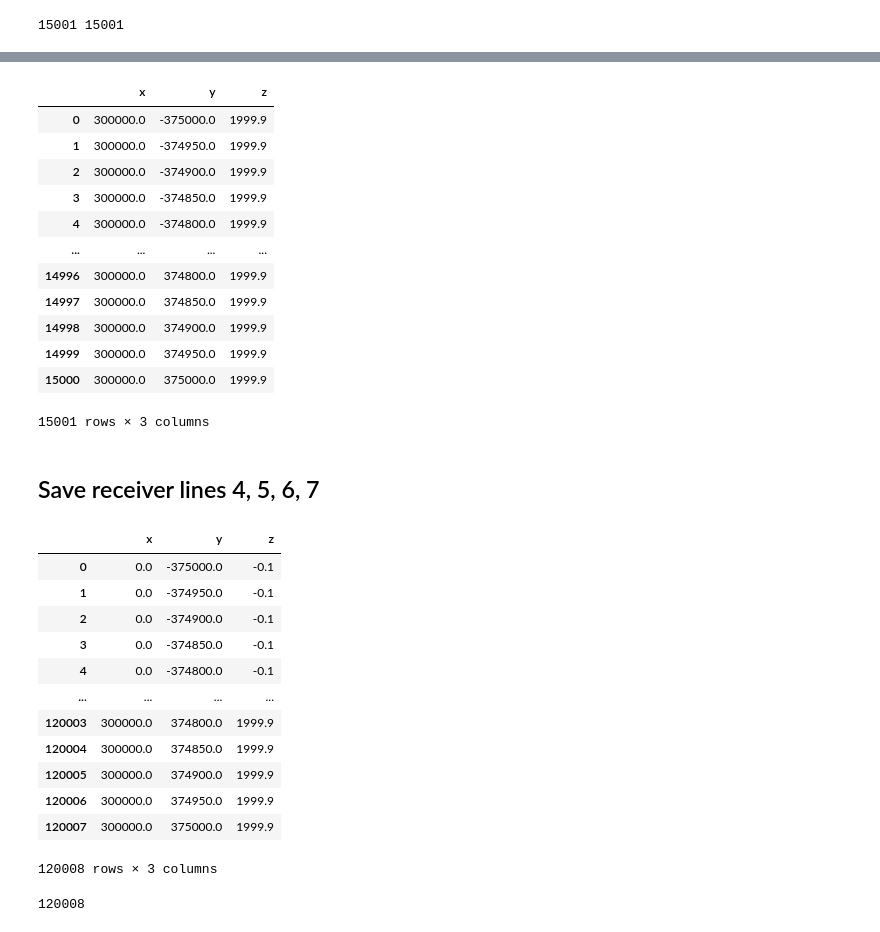
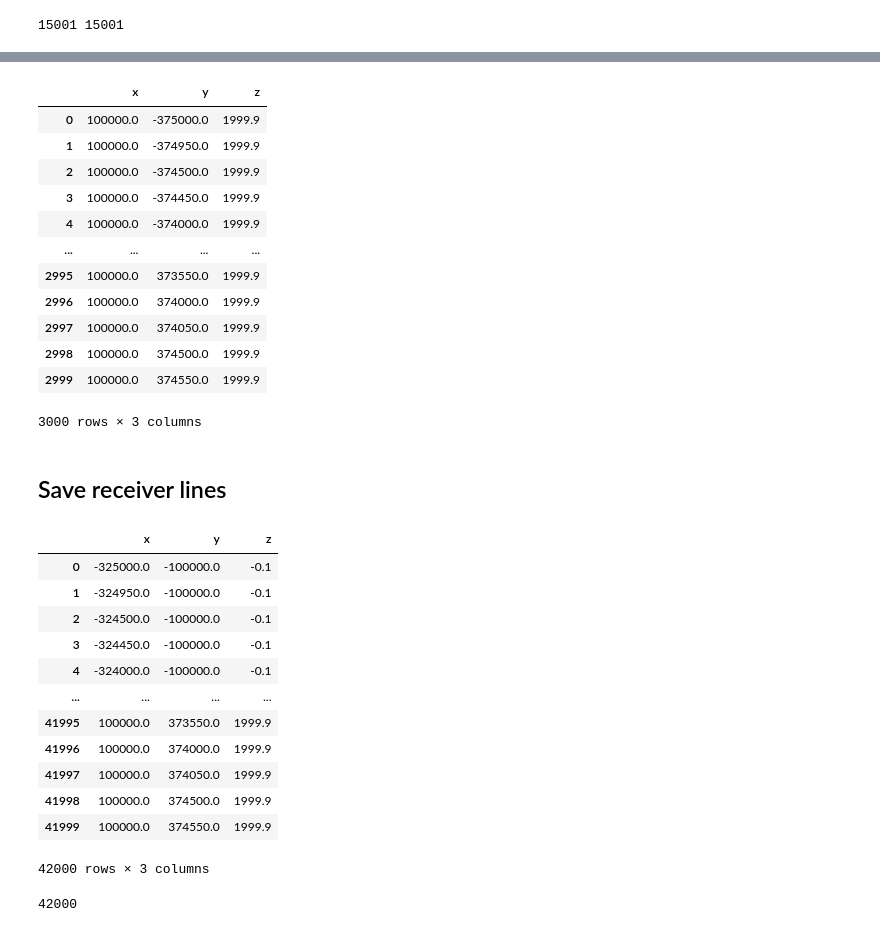
Before and after one commit to fabian-kutschera/Scripts4Processing, a Jupyter notebook: receivers/v2/receiver_megathrust_50m_1km.ipynb, the cells around one changed output, grey strips where cells are left out. Cells and saved outputs as stored; diff of their text form; code cells hidden in the pictures.

Commit message:
update receivers for Carlos

```diff
--- a/receivers/v2/receiver_megathrust.ipynb
+++ b/receivers/v2/receiver_megathrust_50m_1km.ipynb
@@ -282,7 +328,0 @@ df_line7_elastic
-# %%
-# Line 4 - sub seafloor
-df_line4_acoustic = pd.DataFrame(columns=['x','y','z'])
-df_line4_acoustic["y"] = pd.DataFrame(y_array)
-df_line4_acoustic["x"] = x1
-df_line4_acoustic["z"] = z_acoustic
-df_line4_acoustic
@@ -303,7 +328,0 @@ df_line4_acoustic
-# %%
-# Line 5 - sub seafloor
-df_line5_acoustic = pd.DataFrame(columns=['x','y','z'])
-df_line5_acoustic["y"] = pd.DataFrame(y_array)
-df_line5_acoustic["x"] = x2
-df_line5_acoustic["z"] = z_acoustic
-df_line5_acoustic
@@ -325,7 +330,7 @@ df_line5_acoustic
 # Line 6 - sub seafloor
 df_line6_acoustic = pd.DataFrame(columns=['x','y','z'])
 df_line6_acoustic["y"] = pd.DataFrame(y_array)
-df_line6_acoustic["x"] = x3
+df_line6_acoustic["x"] = x1
 df_line6_acoustic["z"] = z_acoustic
 df_line6_acoustic
 # %% [output]
@@ -346,44 +351,44 @@ df_line6_acoustic
 # Line 7 - sub seafloor
 df_line7_acoustic = pd.DataFrame(columns=['x','y','z'])
 df_line7_acoustic["y"] = pd.DataFrame(y_array)
-df_line7_acoustic["x"] = x4
+df_line7_acoustic["x"] = x2
 df_line7_acoustic["z"] = z_acoustic
 df_line7_acoustic
 # %% [output]
 |  | x | y | z |
-| 0 | 300000.0 | -375000.0 | 1999.9 |
-| 1 | 300000.0 | -374950.0 | 1999.9 |
-| 2 | 300000.0 | -374900.0 | 1999.9 |
-| 3 | 300000.0 | -374850.0 | 1999.9 |
-| 4 | 300000.0 | -374800.0 | 1999.9 |
+| 0 | 100000.0 | -375000.0 | 1999.9 |
+| 1 | 100000.0 | -374950.0 | 1999.9 |
+| 2 | 100000.0 | -374500.0 | 1999.9 |
+| 3 | 100000.0 | -374450.0 | 1999.9 |
+| 4 | 100000.0 | -374000.0 | 1999.9 |
 | ... | ... | ... | ... |
-| 14996 | 300000.0 | 374800.0 | 1999.9 |
-| 14997 | 300000.0 | 374850.0 | 1999.9 |
-| 14998 | 300000.0 | 374900.0 | 1999.9 |
-| 14999 | 300000.0 | 374950.0 | 1999.9 |
-| 15000 | 300000.0 | 375000.0 | 1999.9 |
+| 2995 | 100000.0 | 373550.0 | 1999.9 |
+| 2996 | 100000.0 | 374000.0 | 1999.9 |
+| 2997 | 100000.0 | 374050.0 | 1999.9 |
+| 2998 | 100000.0 | 374500.0 | 1999.9 |
+| 2999 | 100000.0 | 374550.0 | 1999.9 |
-15001 rows × 3 columns
+3000 rows × 3 columns
 # %% [markdown]
-## Save receiver lines 4, 5, 6, 7
+## Save receiver lines
 # %%
-df_tot_4567 = pd.concat([df_line4_elastic, df_line5_elastic, df_line6_elastic, df_line7_elastic, df_line4_acoustic, df_line5_acoustic, df_line6_acoustic, df_line7_acoustic], ignore_index=True)
-df_tot_4567
+df_tot = pd.concat([df_line1_elastic, df_line2_elastic, df_line3_elastic, df_line4_elastic, df_line5_elastic, df_line6_elastic, df_line7_elastic, df_line1_acoustic, df_line2_acoustic, df_line3_acoustic, df_line4_acoustic, df_line5_acoustic, df_line6_acoustic, df_line7_acoustic], ignore_index=True)
+df_tot
 # %% [output]
 |  | x | y | z |
-| 0 | 0.0 | -375000.0 | -0.1 |
-| 1 | 0.0 | -374950.0 | -0.1 |
-| 2 | 0.0 | -374900.0 | -0.1 |
-| 3 | 0.0 | -374850.0 | -0.1 |
-| 4 | 0.0 | -374800.0 | -0.1 |
+| 0 | -325000.0 | -100000.0 | -0.1 |
+| 1 | -324950.0 | -100000.0 | -0.1 |
+| 2 | -324500.0 | -100000.0 | -0.1 |
+| 3 | -324450.0 | -100000.0 | -0.1 |
+| 4 | -324000.0 | -100000.0 | -0.1 |
 | ... | ... | ... | ... |
-| 120003 | 300000.0 | 374800.0 | 1999.9 |
-| 120004 | 300000.0 | 374850.0 | 1999.9 |
-| 120005 | 300000.0 | 374900.0 | 1999.9 |
-| 120006 | 300000.0 | 374950.0 | 1999.9 |
-| 120007 | 300000.0 | 375000.0 | 1999.9 |
+| 41995 | 100000.0 | 373550.0 | 1999.9 |
+| 41996 | 100000.0 | 374000.0 | 1999.9 |
+| 41997 | 100000.0 | 374050.0 | 1999.9 |
+| 41998 | 100000.0 | 374500.0 | 1999.9 |
+| 41999 | 100000.0 | 374550.0 | 1999.9 |
-120008 rows × 3 columns
+42000 rows × 3 columns
 # %%
-print(len(df_tot_4567))
-df_tot_4567.to_csv("receiver_lines4567.dat", index=False, header=False, sep=" ")
+print(len(df_tot))
+df_tot.to_csv("receiver_lines1234567.dat", index=False, header=False, sep=" ")
 # %% [output]
-120008
+42000
```
Also changed, not shown: parts of 37 cells of this notebook, 9 other files.
